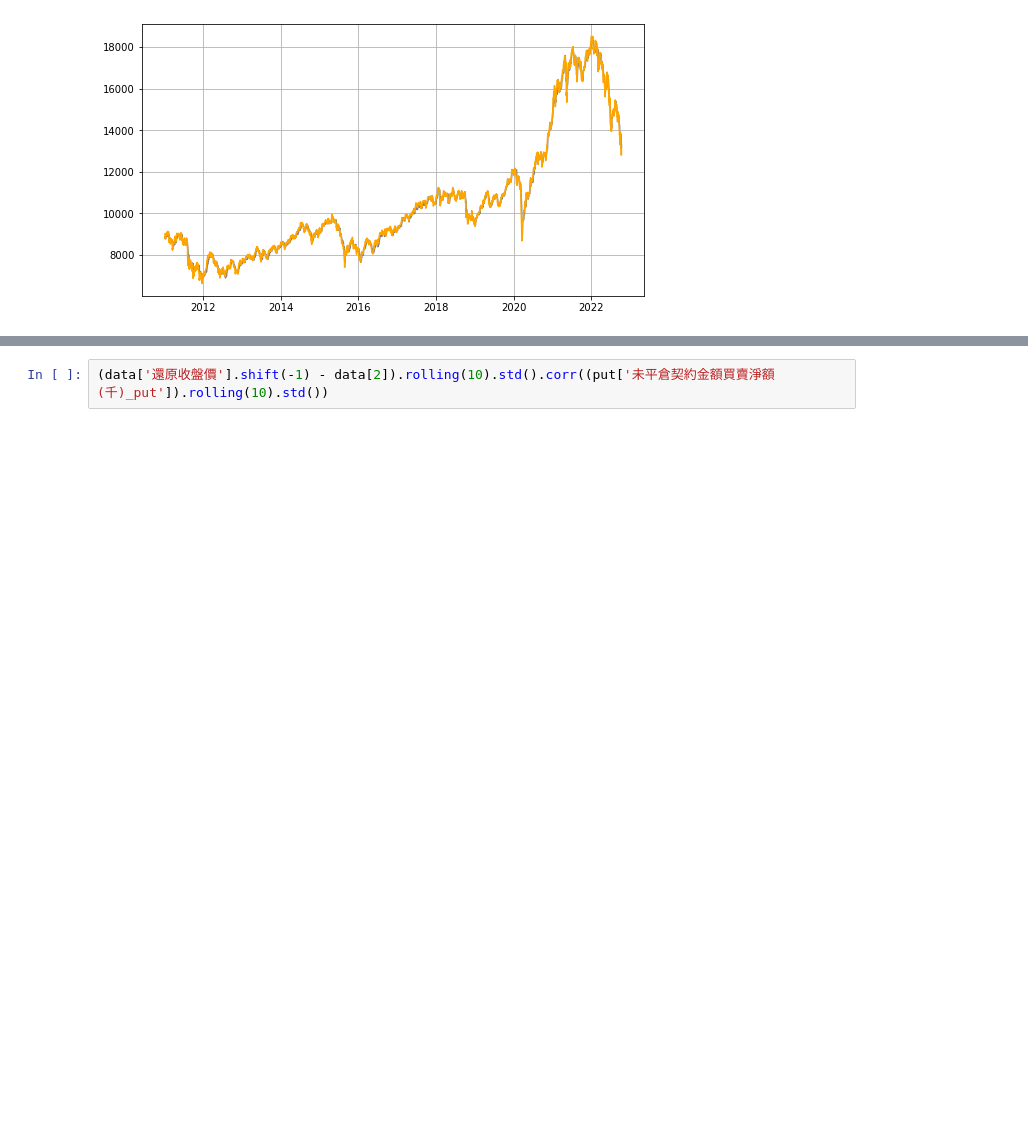
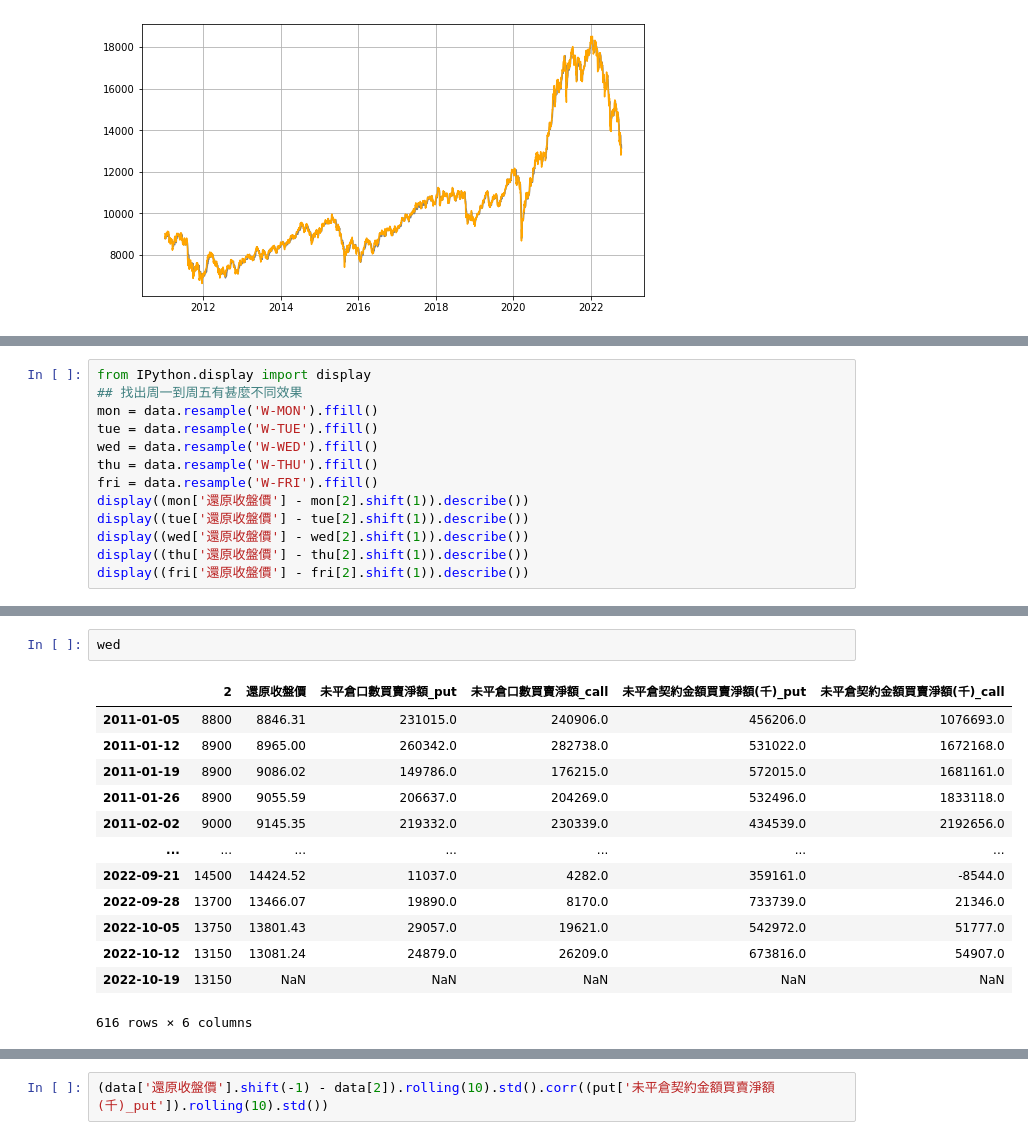
Before and after one commit to Chastely00/Chast, a Jupyter notebook: Max Pain Theory.ipynb, the cells around one changed output, grey strips where cells are left out. Cells and saved outputs as stored; diff of their text form; blank space fills up the shorter version.

```diff
--- a/Max Pain Theory.ipynb
+++ b/Max Pain Theory.ipynb
@@ -113,0 +112,13 @@ data = pd.concat([df1[2], twse['還原收盤價']['2011':], put['未平倉口數
+# %%
+from IPython.display import display
+## 找出周一到周五有甚麼不同效果
+mon = data.resample('W-MON').ffill()
+tue = data.resample('W-TUE').ffill()
+wed = data.resample('W-WED').ffill()
+thu = data.resample('W-THU').ffill()
+fri = data.resample('W-FRI').ffill()
+display((mon['還原收盤價'] - mon[2].shift(1)).describe())
+display((tue['還原收盤價'] - tue[2].shift(1)).describe())
+display((wed['還原收盤價'] - wed[2].shift(1)).describe())
+display((thu['還原收盤價'] - thu[2].shift(1)).describe())
+display((fri['還原收盤價'] - fri[2].shift(1)).describe())
@@ -114,3 +183,19 @@ data = pd.concat([df1[2], twse['還原收盤價']['2011':], put['未平倉口數
+# %%
+wed
+# %% [output]
+|  | 2 | 還原收盤價 | 未平倉口數買賣淨額_put | 未平倉口數買賣淨額_call | 未平倉契約金額買賣淨額(千)_put | 未平倉契約金額買賣淨額(千)_call |
+| 2011-01-05 | 8800 | 8846.31 | 231015.0 | 240906.0 | 456206.0 | 1076693.0 |
+| 2011-01-12 | 8900 | 8965.00 | 260342.0 | 282738.0 | 531022.0 | 1672168.0 |
+| 2011-01-19 | 8900 | 9086.02 | 149786.0 | 176215.0 | 572015.0 | 1681161.0 |
+| 2011-01-26 | 8900 | 9055.59 | 206637.0 | 204269.0 | 532496.0 | 1833118.0 |
+| 2011-02-02 | 9000 | 9145.35 | 219332.0 | 230339.0 | 434539.0 | 2192656.0 |
+| ... | ... | ... | ... | ... | ... | ... |
+| 2022-09-21 | 14500 | 14424.52 | 11037.0 | 4282.0 | 359161.0 | -8544.0 |
+| 2022-09-28 | 13700 | 13466.07 | 19890.0 | 8170.0 | 733739.0 | 21346.0 |
+| 2022-10-05 | 13750 | 13801.43 | 29057.0 | 19621.0 | 542972.0 | 51777.0 |
+| 2022-10-12 | 13150 | 13081.24 | 24879.0 | 26209.0 | 673816.0 | 54907.0 |
+| 2022-10-19 | 13150 | NaN | NaN | NaN | NaN | NaN |
+616 rows × 6 columns
 # %%
 data.rename({2: 'MaxPain'}, inplace=True, axis=1)
 data['差值'] = data.iloc[:, 1] - data.iloc[:, 0]
```
Also changed, not shown: parts of 13 cells of this notebook.
